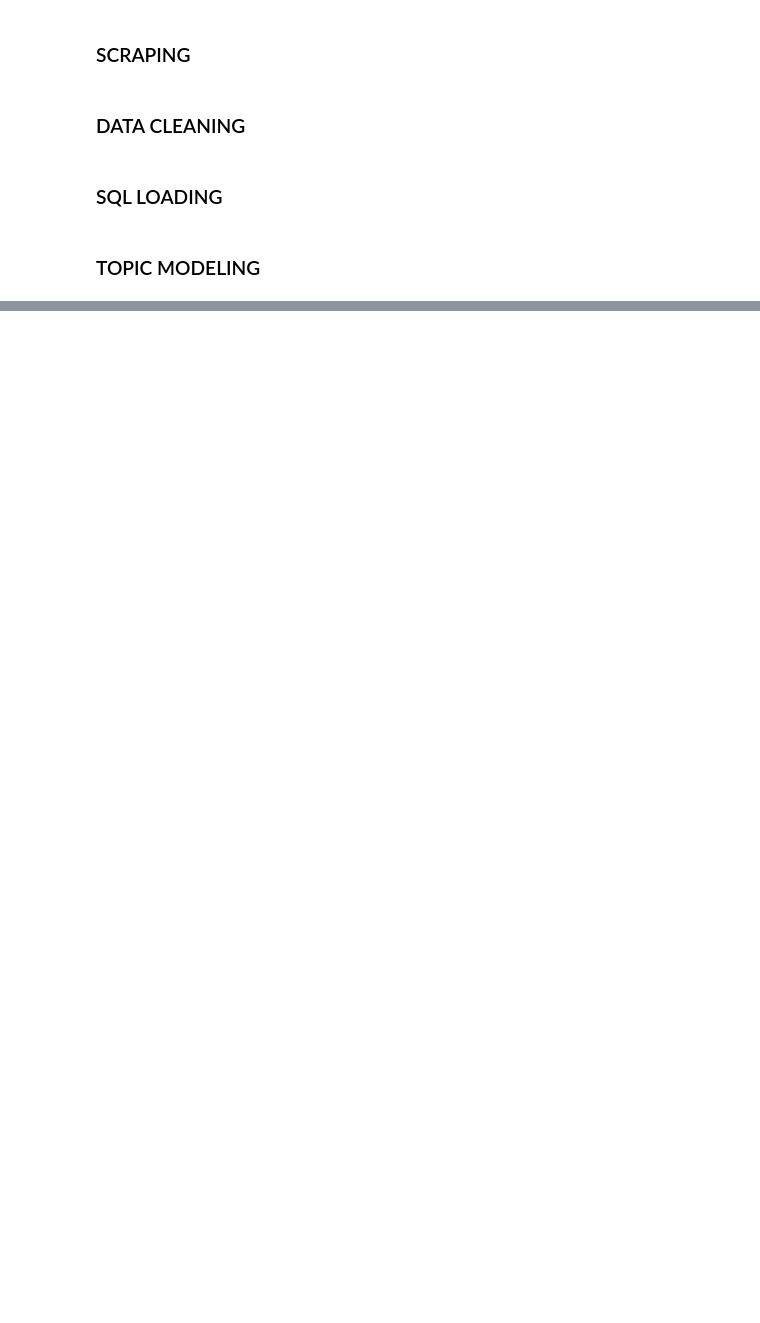
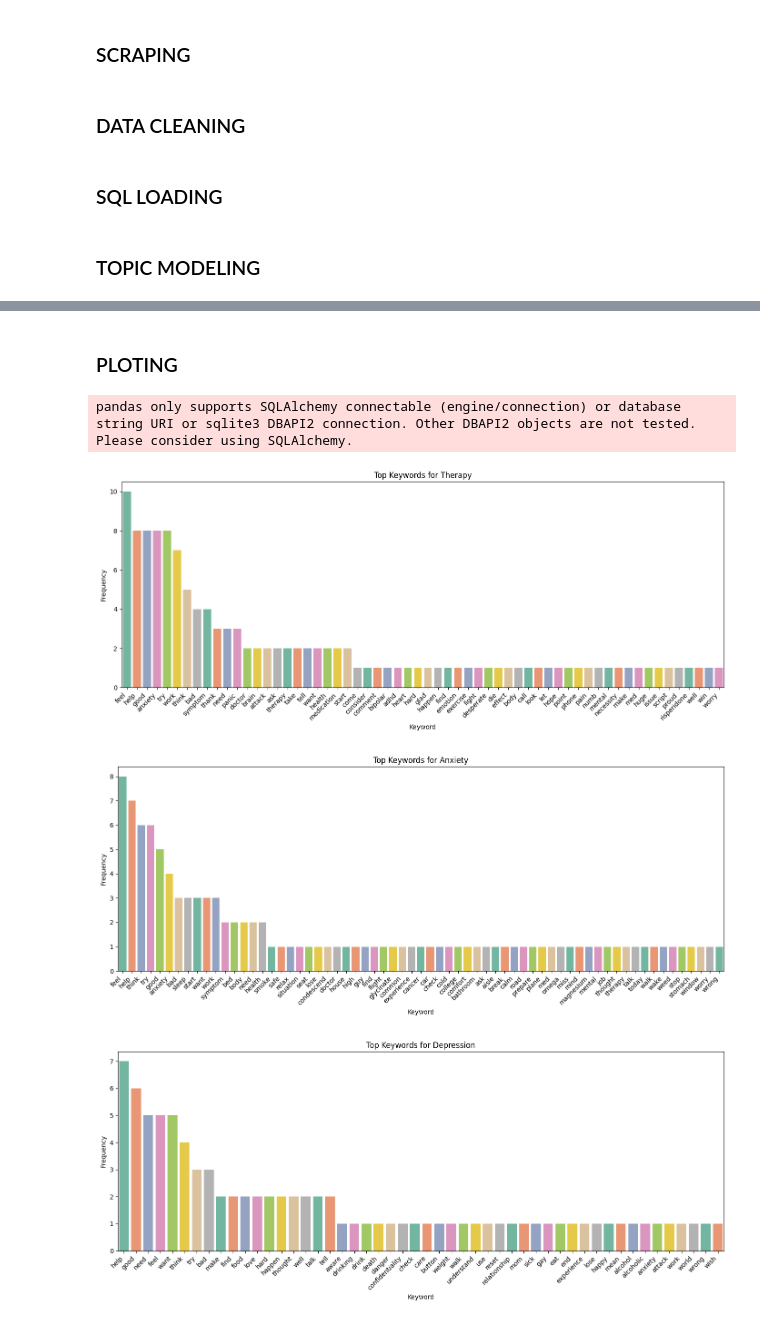
Before and after one commit to Jose-Victorino/Data-Mining-Reddit-Post, a Jupyter notebook: data_mining.ipynb, the cells around one changed output, grey strips where cells are left out. Cells and saved outputs as stored; diff of their text form; code cells hidden in the pictures; blank space fills up the shorter version.

Commit message:
plotting

```diff
--- a/data_mining.ipynb
+++ b/data_mining.ipynb
@@ -404,7 +400,7 @@ conn = psycopg2.connect(
 )
 cur = conn.cursor()
 
-for _, row in df.iterrows():
+for _, row in dfTopic.iterrows():
   cur.execute("""
     UPDATE fact_table SET topic_classification = %s WHERE comment_id = %s;
     """, (row['topic_id'] + 1, row['comment_id'])
@@ -415,0 +486,67 @@ conn.close()
+# %% [markdown]
+### PLOTING
+# %%
+import psycopg2
+import pandas as pd
+import seaborn as sns
+import matplotlib.pyplot as plt
+from wordcloud import WordCloud
+
+# Connect to the database
+conn = psycopg2.connect(
+  host="127.0.0.1",
+  user="postgres",
+  password="SqlPassword",
+  dbname="reddit_data",
+  port="5432"
+)
+cur = conn.cursor()
+
+# Query topic_label and keywords
+df_keywords = pd.read_sql_query("SELECT topic_label, keywords FROM dim_topic;", conn)
+
+conn.commit()
+cur.close()
+conn.close()
+# %% [output]
+pandas only supports SQLAlchemy connectable (engine/connection) or database string URI or sqlite3 DBAPI2 connection. Other DBAPI2 objects are not tested. Please consider using SQLAlchemy.
+# %%
+import pandas as pd
+from collections import Counter
+
+# Explode the comma-separated keywords into rows
+rows = []
+for _, row in df_keywords.iterrows():
+  topic = row['topic_label']
+  keywords = [kw.strip() for kw in row['keywords'].split(',')]
+  rows.extend([(topic, kw) for kw in keywords])
+
+df_keywords = pd.DataFrame(rows, columns=["Topic", "Keyword"])
+df_keyword_counts = df_keywords.value_counts(["Topic", "Keyword"]).reset_index(name="Count")
+# %%
+import seaborn as sns
+import matplotlib.pyplot as plt
+
+# Bar Plot
+for topic in df_keyword_counts["Topic"].unique():
+  topic_data = df_keyword_counts[df_keyword_counts["Topic"] == topic]
+
+  plt.figure(figsize=(14, 6))
+  sns.barplot(
+    data=topic_data,
+    x="Keyword",
+    y="Count",
+    palette="Set2",
+    hue="Keyword",
+    legend=False
+  )
+  plt.title(f"Top Keywords for {topic}")
+  plt.xlabel("Keyword")
+  plt.ylabel("Frequency")
+  plt.xticks(rotation=45, ha='right', fontsize=10)
+  plt.tight_layout()
+  plt.show()
+# %% [output]
+[figure, added]
+[figure, added]
+[figure, added]
```
Also changed, not shown: parts of 9 cells of this notebook.
